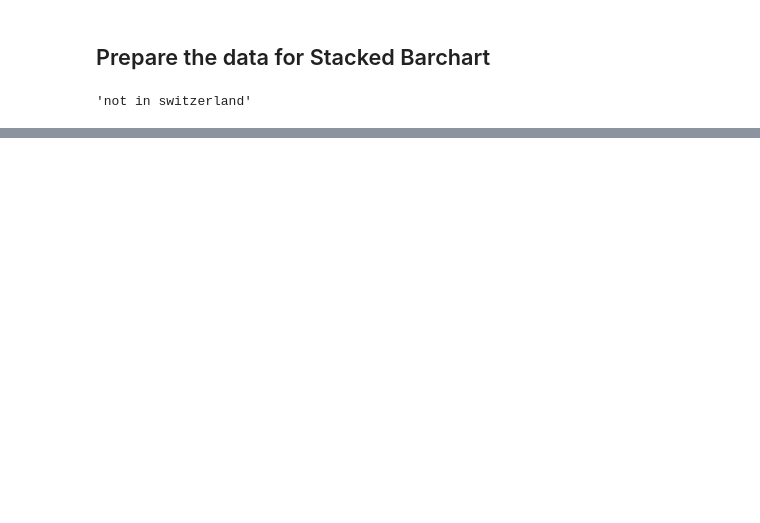
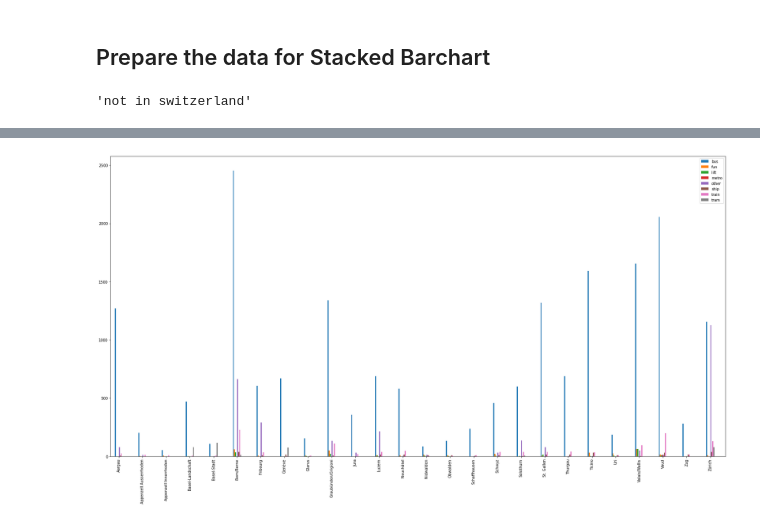
Before and after one commit to com-480-data-visualization/com-480-project-story-tellers, a Jupyter notebook: Data Processing.ipynb, the cells around one changed output, grey strips where cells are left out. Cells and saved outputs as stored; diff of their text form; code cells hidden in the pictures; blank space fills up the shorter version.

```diff
--- a/Data Processing.ipynb
+++ b/Data Processing.ipynb
@@ -270,0 +258,31 @@ canton_tt_data.head()
+# %%
+tt = pd.merge(new_df, tt_data, how = 'left', left_on = 'canton', right_on = 'Canton')[['canton', 'Transport_type', 'counts_y']]
+# %%
+dumm = pd.get_dummies(tt.Transport_type)
+a = pd.concat([tt, dumm], axis=1)
+# %%
+a.bus = a.apply(lambda x: x.counts_y * x.bus, axis=1)
+a.fun = a.apply(lambda x: x.counts_y * x.fun, axis=1)
+a.lift = a.apply(lambda x: x.counts_y * x.lift, axis=1)
+a.metro = a.apply(lambda x: x.counts_y * x.metro, axis=1)
+a.other = a.apply(lambda x: x.counts_y * x.other, axis=1)
+a.ship = a.apply(lambda x: x.counts_y * x.ship, axis=1)
+a.train = a.apply(lambda x: x.counts_y * x.train, axis=1)
+a.tram = a.apply(lambda x: x.counts_y * x.tram, axis=1)
+# %%
+b = a.groupby(['canton']).sum().reset_index()[['canton','bus', 'fun', 'lift', 'metro', 'other', 'ship', 'train', 'tram']]
+b.to_csv(DATAFOLDER + '/data_figures/stacked_bar_chart.csv', index=False)
+# %%
+width = .35 # width of a bar
+
+m1_t = b[['bus','fun', 'lift', 'metro', 'other', 'ship', 'train', 'tram']]
+
+m1_t.plot(kind='bar', width = width)
+
+ax = plt.gca()
+plt.xlim([-width, len(m1_t['fun'])-width])
+ax.set_xticklabels(b.canton.tolist())
+
+plt.show()
+# %% [output]
+[figure, added]
```
Also changed, not shown: parts of 55 cells of this notebook.
